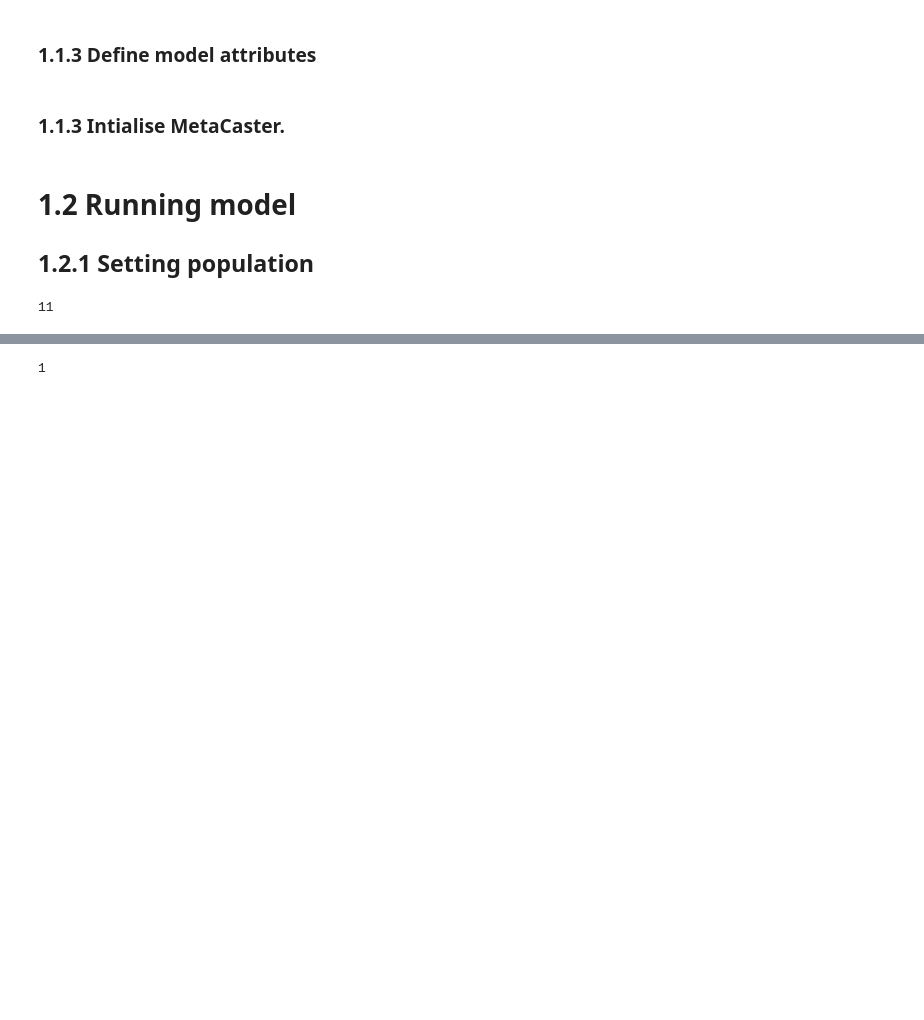
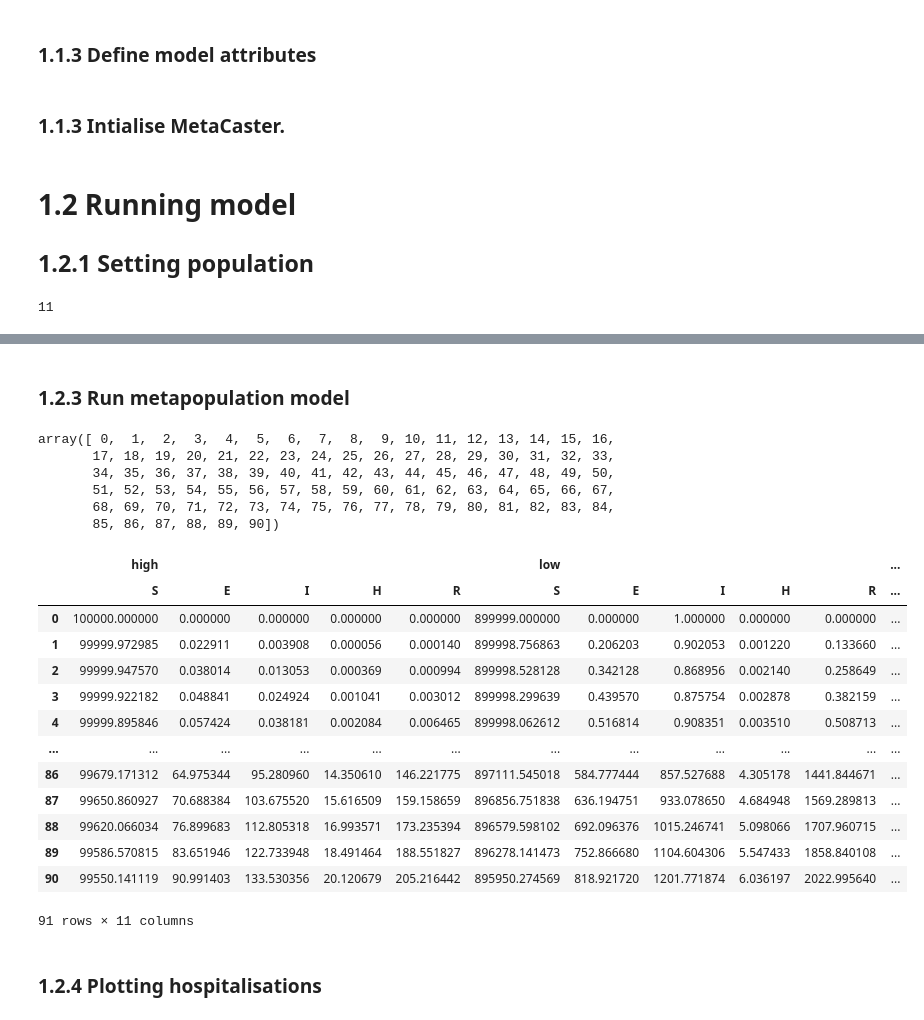
Before and after one commit to m-d-grunnill/MetaCast, a Jupyter notebook: demo/Basic_Demonstration.ipynb, the cells around one changed output, grey strips where cells are left out. Cells and saved outputs as stored; diff of their text form; code cells hidden in the pictures; blank space fills up the shorter version.

```diff
--- a/demo/Basic_Demonstration.ipynb
+++ b/demo/Basic_Demonstration.ipynb
@@ -101,4 +104,10 @@ display(state_index_high,state_index_low)
 # %%
 N = 1e6
 proportion_high_risk = 0.1
+low_risk_population = N*(1-proportion_high_risk)
+high_risk_population = N*proportion_high_risk
 y = np.zeros(metapop_model.num_state)
+y[state_index_dict_low['S']] = low_risk_population-1
+y[state_index_dict_low['I']] = 1
+y[state_index_dict_high['S']] = high_risk_population
+y
@@ -115,4 +123,0 @@ test
-# %%
-len(['high'])
-# %% [output]
-1
@@ -118,0 +127,13 @@ len(['high'])
+# %% [markdown]
+### 1.2.3 Run metapopulation model
+# %%
+#set time
+t = np.arange(0,91,1)
+t
+# %% [output]
+array([ 0,  1,  2,  3,  4,  5,  6,  7,  8,  9, 10, 11, 12, 13, 14, 15, 16,
+       17, 18, 19, 20, 21, 22, 23, 24, 25, 26, 27, 28, 29, 30, 31, 32, 33,
+       34, 35, 36, 37, 38, 39, 40, 41, 42, 43, 44, 45, 46, 47, 48, 49, 50,
+       51, 52, 53, 54, 55, 56, 57, 58, 59, 60, 61, 62, 63, 64, 65, 66, 67,
+       68, 69, 70, 71, 72, 73, 74, 75, 76, 77, 78, 79, 80, 81, 82, 83, 84,
+       85, 86, 87, 88, 89, 90])
@@ -118,0 +142,19 @@ len(['high'])
+# %%
+results_1
+# %% [output]
+|  | high |  |  |  |  | low |  |  |  |  | ... |
+|  | S | E | I | H | R | S | E | I | H | R | ... |
+| 0 | 100000.000000 | 0.000000 | 0.000000 | 0.000000 | 0.000000 | 899999.000000 | 0.000000 | 1.000000 | 0.000000 | 0.000000 | ... |
+| 1 | 99999.972985 | 0.022911 | 0.003908 | 0.000056 | 0.000140 | 899998.756863 | 0.206203 | 0.902053 | 0.001220 | 0.133660 | ... |
+| 2 | 99999.947570 | 0.038014 | 0.013053 | 0.000369 | 0.000994 | 899998.528128 | 0.342128 | 0.868956 | 0.002140 | 0.258649 | ... |
+| 3 | 99999.922182 | 0.048841 | 0.024924 | 0.001041 | 0.003012 | 899998.299639 | 0.439570 | 0.875754 | 0.002878 | 0.382159 | ... |
+| 4 | 99999.895846 | 0.057424 | 0.038181 | 0.002084 | 0.006465 | 899998.062612 | 0.516814 | 0.908351 | 0.003510 | 0.508713 | ... |
+| ... | ... | ... | ... | ... | ... | ... | ... | ... | ... | ... | ... |
+| 86 | 99679.171312 | 64.975344 | 95.280960 | 14.350610 | 146.221775 | 897111.545018 | 584.777444 | 857.527688 | 4.305178 | 1441.844671 | ... |
+| 87 | 99650.860927 | 70.688384 | 103.675520 | 15.616509 | 159.158659 | 896856.751838 | 636.194751 | 933.078650 | 4.684948 | 1569.289813 | ... |
+| 88 | 99620.066034 | 76.899683 | 112.805318 | 16.993571 | 173.235394 | 896579.598102 | 692.096376 | 1015.246741 | 5.098066 | 1707.960715 | ... |
+| 89 | 99586.570815 | 83.651946 | 122.733948 | 18.491464 | 188.551827 | 896278.141473 | 752.866680 | 1104.604306 | 5.547433 | 1858.840108 | ... |
+| 90 | 99550.141119 | 90.991403 | 133.530356 | 20.120679 | 205.216442 | 895950.274569 | 818.921720 | 1201.771874 | 6.036197 | 2022.995640 | ... |
+91 rows × 11 columns
+# %% [markdown]
+### 1.2.4 Plotting hospitalisations
```
Also changed, not shown: parts of 28 cells of this notebook, 2 other files.
